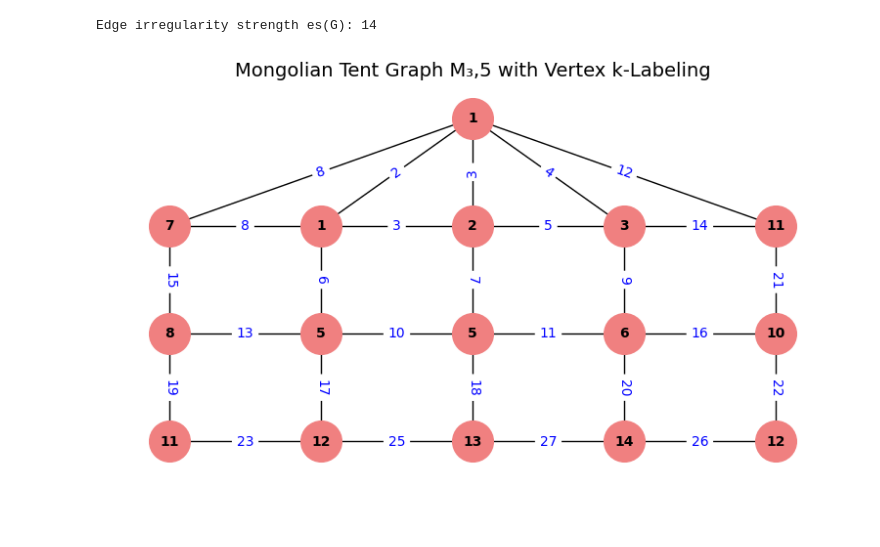
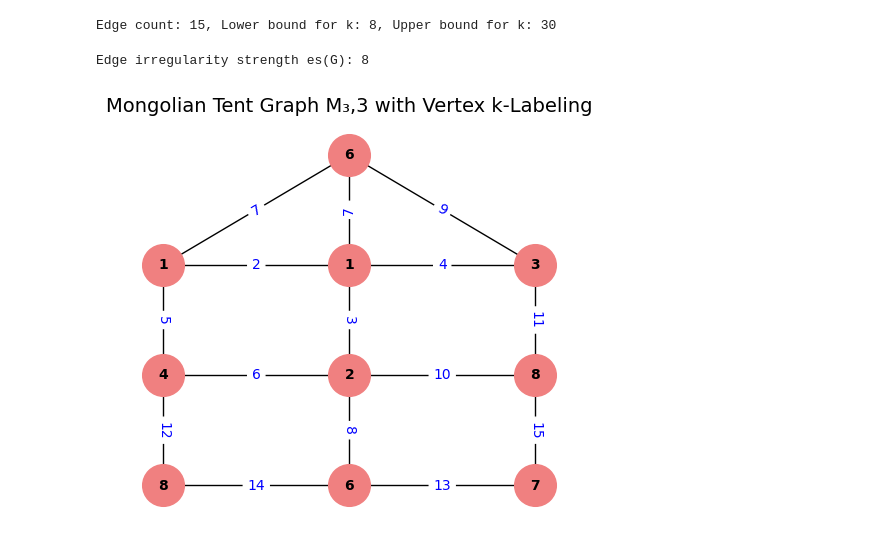
Before and after one commit to Riley94/cs5592-group_project, a Jupyter notebook: problem1.ipynb, the cells around one changed output. Drawn from its saved outputs; the diff is of its cells as text; code cells hidden in the pictures; blank space fills up the shorter version.

```diff
--- a/problem1.ipynb
+++ b/problem1.ipynb
@@ -46,5 +97,5 @@ def build_mongolian_tent_graph(n):
 # %%
-n = 5
-graph = build_mongolian_tent_graph(n)
+n = 3
+graph = MongolianTentGraph(n)
 graph
 # %% [output]
@@ -189,7 +191,8 @@ def draw_labeled_tent_graph(graph, n, labels):
 # %%
 es, labels = find_edge_irregularity_strength(graph)
 print(f"Edge irregularity strength es(G): {es}")
-draw_labeled_tent_graph(graph, 5, labels)
+graph.draw(labels=labels)
 # %% [output]
-Edge irregularity strength es(G): 14
+Edge count: 15, Lower bound for k: 8, Upper bound for k: 30
+Edge irregularity strength es(G): 8
-[figure, old version]
+[figure, new version]
```
Also changed, not shown: parts of 7 cells of this notebook, 1 other file.
